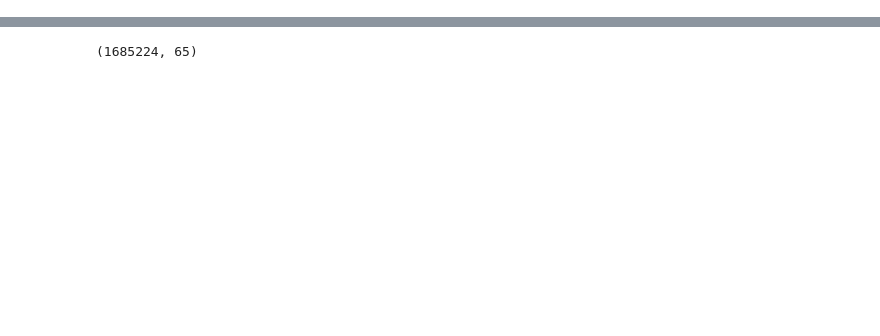
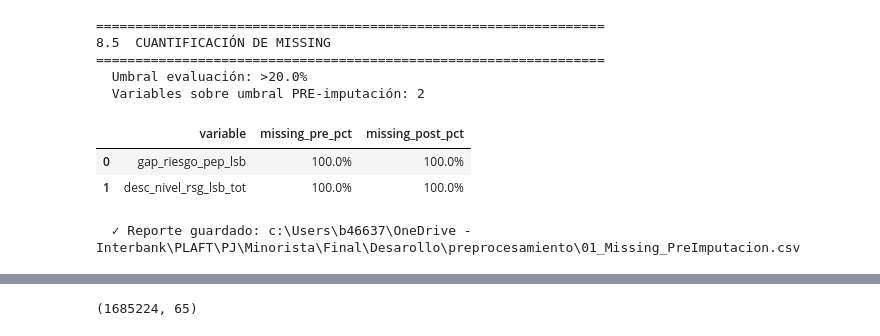
Before and after one commit to sentiherna/Interbank, a Jupyter notebook: PLAFT/Desarrollo/Minorista_regulado/01.genera_base_train.ipynb, the cells around one changed output, grey strips where cells are left out. Saved outputs shown, nothing was run; the diff lists cells and outputs as text; code cells hidden in the pictures; blank space fills up the shorter version.

```diff
--- a/PLAFT/Desarrollo/Minorista_regulado/01.genera_base_train.ipynb
+++ b/PLAFT/Desarrollo/Minorista_regulado/01.genera_base_train.ipynb
@@ -584,0 +776,57 @@ df_2[cat_cols] = df_2[cat_cols].fillna("SIN_INFO")
+# %%
+import pandas as pd
+import os
+
+# ═══════════════════════════════════════════════════════════════════════════
+# 8.5 CUANTIFICACIÓN DE MISSING (Pre y Post imputación)
+# ═══════════════════════════════════════════════════════════════════════════
+
+OUTPUT_DIR_PRE = r"c:\Users\b46637\OneDrive - Interbank\PLAFT\PJ\Minorista\Final\Desarollo\preprocesamiento"
+os.makedirs(OUTPUT_DIR_PRE, exist_ok=True)
+
+UMBRAL_MISSING = 20.0  # % — variables por encima se evalúan para exclusión
+
+# Missing PRE-imputación (sobre df_2)
+missing_pre = (df_2.isnull().sum() / len(df_2) * 100).round(2).sort_values(ascending=False)
+
+# Missing POST-imputación (sobre df_pre)
+missing_post = (df_pre.isnull().sum() / len(df_pre) * 100).round(2).sort_values(ascending=False)
+
+df_missing = pd.DataFrame({
+    "variable"       : missing_pre.index,
+    "total_registros": len(df_2),
+    "missing_pre_pct": missing_pre.values,
+    "missing_post_pct": [missing_post.get(v, 0) for v in missing_pre.index],
+}).reset_index(drop=True)
+
+df_missing["evaluar_exclusion"] = df_missing["missing_pre_pct"] > UMBRAL_MISSING
+
+# Mostrar variables sobre umbral
+sobre_umbral = df_missing[df_missing["evaluar_exclusion"]]
+print("=" * 65)
+print("8.5  CUANTIFICACIÓN DE MISSING")
+print("=" * 65)
+print(f"  Umbral evaluación: >{UMBRAL_MISSING}%")
+print(f"  Variables sobre umbral PRE-imputación: {len(sobre_umbral)}\n")
+
+if not sobre_umbral.empty:
+    display(sobre_umbral[["variable", "missing_pre_pct", "missing_post_pct"]].style
+            .background_gradient(subset=["missing_pre_pct"], cmap="Reds")
+            .format({"missing_pre_pct": "{:.1f}%", "missing_post_pct": "{:.1f}%"}))
+else:
+    print("  ✓ Ninguna variable supera el umbral de missing")
+
+# Guardar reporte
+fp_missing = os.path.join(OUTPUT_DIR_PRE, "01_Missing_PreImputacion.csv")
+df_missing.to_csv(fp_missing, index=False)
+print(f"\n  ✓ Reporte guardado: {fp_missing}")
+# %% [output]
+=================================================================
+8.5  CUANTIFICACIÓN DE MISSING
+=================================================================
+  Umbral evaluación: >20.0%
+  Variables sobre umbral PRE-imputación: 2
+|  | variable | missing_pre_pct | missing_post_pct |
+| 0 | gap_riesgo_pep_lsb | 100.0% | 100.0% |
+| 1 | desc_nivel_rsg_lsb_tot | 100.0% | 100.0% |
+  ✓ Reporte guardado: c:\Users\b46637\OneDrive - Interbank\PLAFT\PJ\Minorista\Final\Desarollo\preprocesamiento\01_Missing_PreImputacion.csv
```
Also changed, not shown: parts of 17 cells of this notebook, 26 other files.
